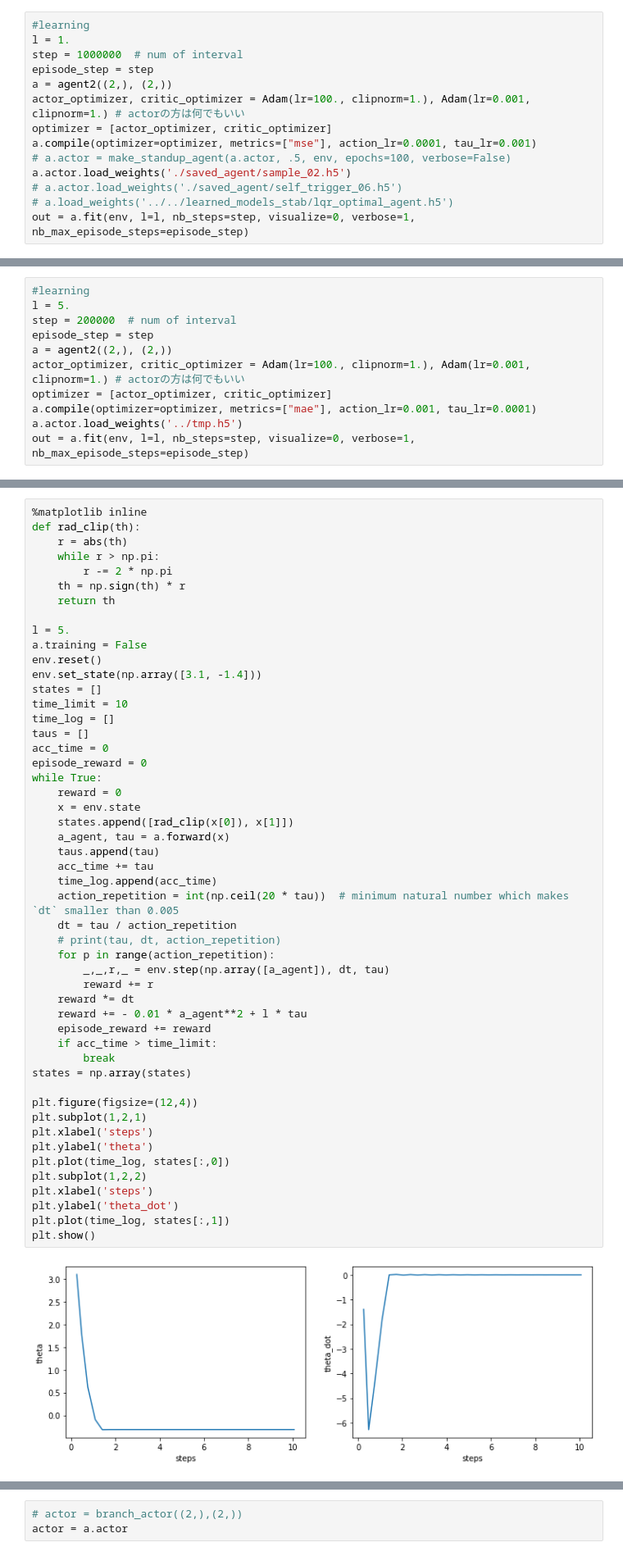
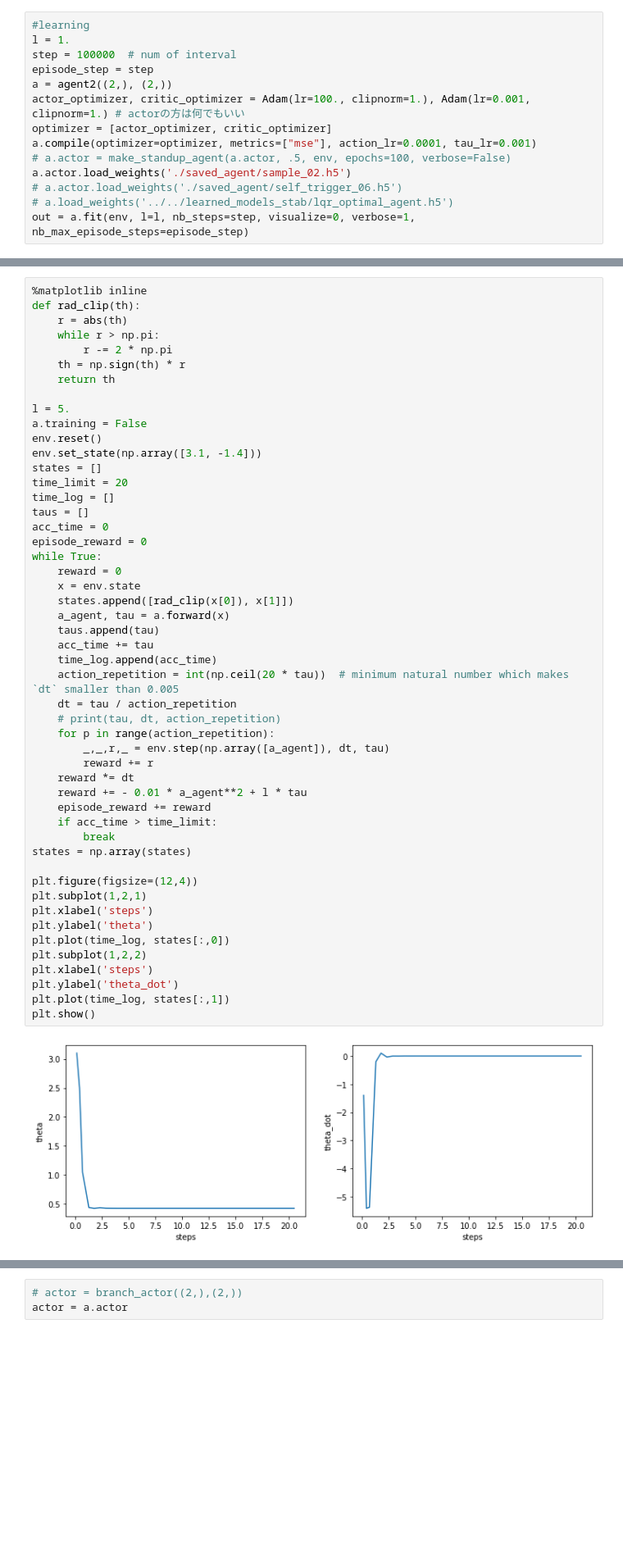
Before and after one commit to ibuki1024/eventDDPG, a Jupyter notebook: notebook/self_trigger/self_trigger_split.ipynb, the cells around one changed output, grey strips where cells are left out. Shown at 82% size. Cells and saved outputs as stored; diff of their text form; blank space fills up the shorter version.

```diff
--- a/notebook/self_trigger/self_trigger_split.ipynb
+++ b/notebook/self_trigger/self_trigger_split.ipynb
@@ -75,7 +76,7 @@ def agent2(a_shape, s_shape):
 # %%
 #learning
 l = 1.
-step = 1000000  # num of interval
+step = 100000  # num of interval
 episode_step = step
 a = agent2((2,), (2,))
 actor_optimizer, critic_optimizer = Adam(lr=100., clipnorm=1.), Adam(lr=0.001, clipnorm=1.) # actorの方は何でもいい
@@ -218,11 +136,0 @@ plt.show()
-# %%
-#learning
-l = 5.
-step = 200000  # num of interval
-episode_step = step
-a = agent2((2,), (2,))
-actor_optimizer, critic_optimizer = Adam(lr=100., clipnorm=1.), Adam(lr=0.001, clipnorm=1.) # actorの方は何でもいい
-optimizer = [actor_optimizer, critic_optimizer]
-a.compile(optimizer=optimizer, metrics=["mae"], action_lr=0.001, tau_lr=0.0001)
-a.actor.load_weights('../tmp.h5')
-out = a.fit(env, l=l, nb_steps=step, visualize=0, verbose=1, nb_max_episode_steps=episode_step)
@@ -247,7 +180,7 @@ a.training = False
 env.reset()
 env.set_state(np.array([3.1, -1.4]))
 states = []
-time_limit = 10
+time_limit = 20
 time_log = []
 taus = []
 acc_time = 0
@@ -257,34 +190,34 @@ while True:
     x = env.state
     states.append([rad_clip(x[0]), x[1]])
     a_agent, tau = a.forward(x)
     taus.append(tau)
     acc_time += tau
     time_log.append(acc_time)
     action_repetition = int(np.ceil(20 * tau))  # minimum natural number which makes `dt` smaller than 0.005
     dt = tau / action_repetition
     # print(tau, dt, action_repetition)
     for p in range(action_repetition):
         _,_,r,_ = env.step(np.array([a_agent]), dt, tau)
         reward += r
     reward *= dt
     reward += - 0.01 * a_agent**2 + l * tau
     episode_reward += reward
     if acc_time > time_limit:
         break
 states = np.array(states)
 
 plt.figure(figsize=(12,4))
 plt.subplot(1,2,1)
 plt.xlabel('steps')
 plt.ylabel('theta')
 plt.plot(time_log, states[:,0])
 plt.subplot(1,2,2)
 plt.xlabel('steps')
 plt.ylabel('theta_dot')
 plt.plot(time_log, states[:,1])
 plt.show()
 # %% [output]
-[figure, old version]
+[figure, new version]
 # %%
 plt.figure()
 ax1 = plt.subplot(1,1,1)
```
Also changed, not shown: parts of 25 cells of this notebook, 20 other files.
